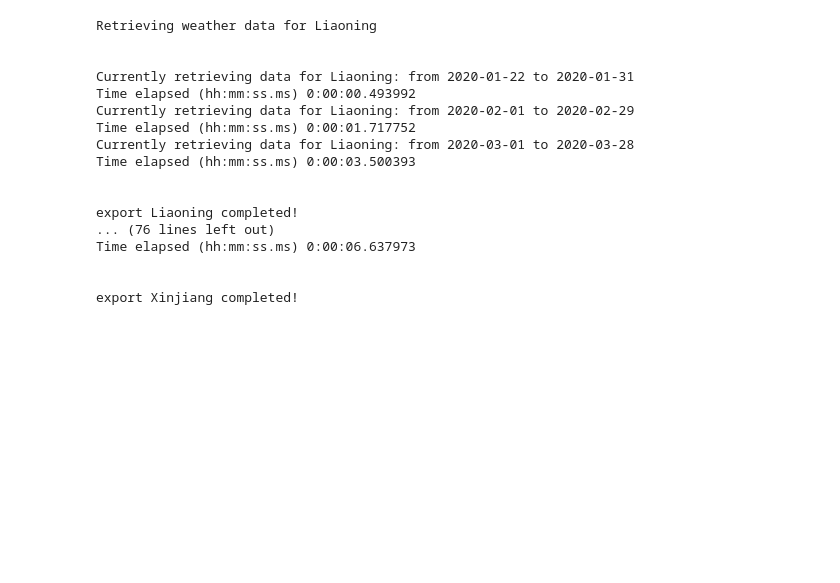
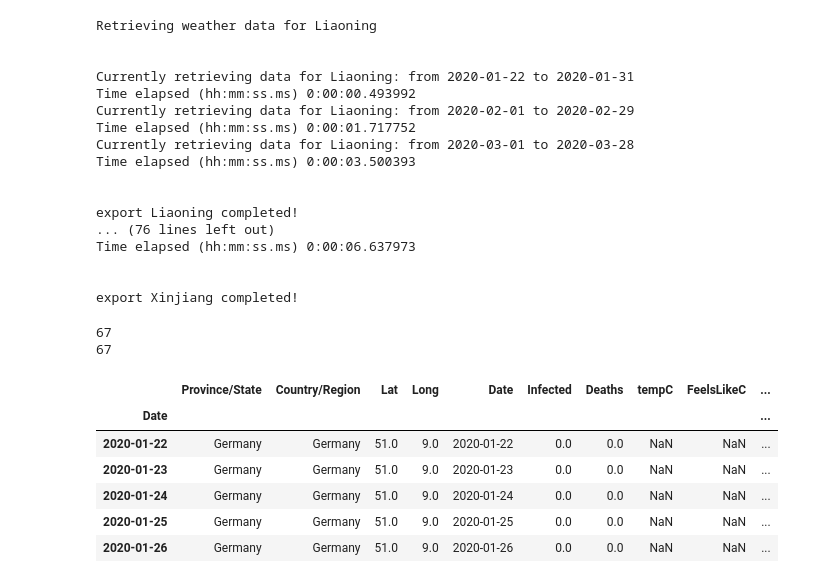
Before and after one commit to matthiasboeker/Covid_19_Forecast, a Jupyter notebook: Notebooks/Exploration.ipynb, the cells around one changed output. Saved outputs shown, nothing was run; the diff lists cells and outputs as text; code cells hidden in the pictures; blank space fills up the shorter version.

Commit message:
added function to append weather features
Signed-off-by: Justin Lange <justin@langejustin.com>

```diff
--- a/Notebooks/Exploration.ipynb
+++ b/Notebooks/Exploration.ipynb
@@ -75,6 +75,14 @@ def create_expwin_feat(df):
     df["Recovered_win_mean"] = df.Recovered.expanding().mean()
 
     return df
+
+# Add weather features given weather df
+def add_weather_feature(df, weather_df):
+    df["tempC"] = weather_df["tempC"].values
+    df["FeelsLikeC"] = weather_df["FeelsLikeC"].values
+    df["sunHour"] = weather_df["sunHour"].values
+    df["totalSnow_cm"] = weather_df["totalSnow_cm"].values
+    return df
 # %% [markdown]
 ## China
 # %%
@@ -317,6 +325,28 @@ Time elapsed (hh:mm:ss.ms) 0:00:06.637973
 export Xinjiang completed!
 # %%
 GER_weather = pd.read_csv("../Data/weather/germany/Germany.csv")
+GER = country_filter(data, Country='Germany')
+# %%
+GER = add_weather_feature(GER, GER_weather)
+# %%
+print(len(GER_weather["sunHour"]))
+print(len(GER["sunHour"]))
+
+
+GER["sunHour"] = GER_weather["sunHour"].values
+# %% [output]
+67
+67
+# %%
+GER.head(5)
+# %% [output]
+|  | Province/State | Country/Region | Lat | Long | Date | Infected | Deaths | tempC | FeelsLikeC | ... |
+| Date |  |  |  |  |  |  |  |  |  | ... |
+| 2020-01-22 | Germany | Germany | 51.0 | 9.0 | 2020-01-22 | 0.0 | 0.0 | NaN | NaN | ... |
+| 2020-01-23 | Germany | Germany | 51.0 | 9.0 | 2020-01-23 | 0.0 | 0.0 | NaN | NaN | ... |
+| 2020-01-24 | Germany | Germany | 51.0 | 9.0 | 2020-01-24 | 0.0 | 0.0 | NaN | NaN | ... |
+| 2020-01-25 | Germany | Germany | 51.0 | 9.0 | 2020-01-25 | 0.0 | 0.0 | NaN | NaN | ... |
+| 2020-01-26 | Germany | Germany | 51.0 | 9.0 | 2020-01-26 | 0.0 | 0.0 | NaN | NaN | ... |
 # %%
 GER_weather.head(5)
 # %% [output]
```
Also changed, not shown: parts of 2 cells of this notebook.
